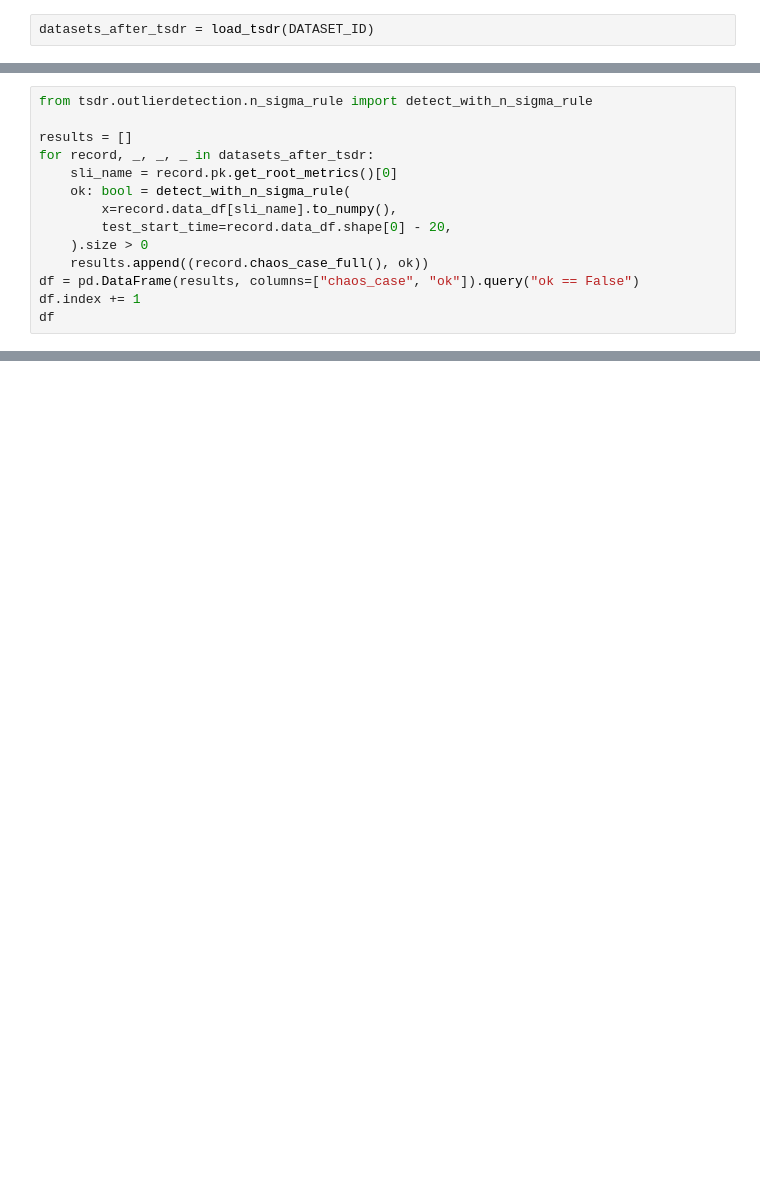
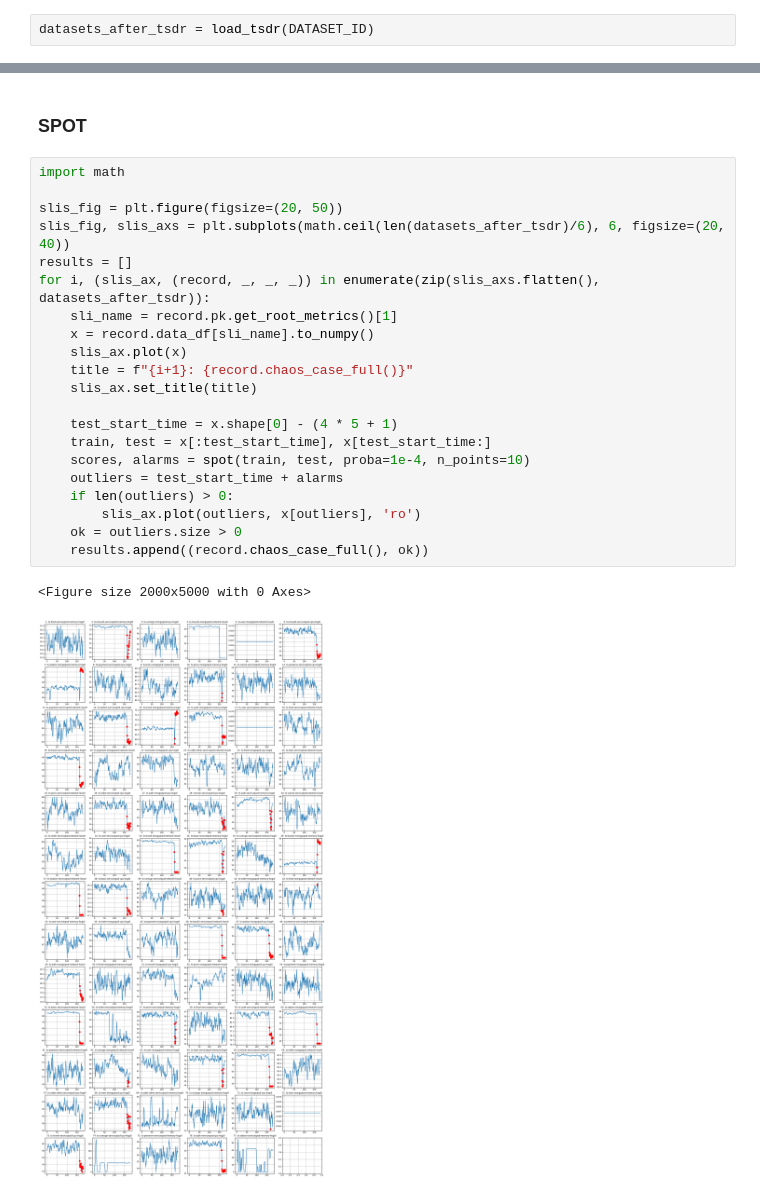
Before and after one commit to XuRepository/meltria-analyzer, a Jupyter notebook: notebooks/dataset/dataset_trainticket_5dsdm.ipynb, the cells around one changed output, grey strips where cells are left out. Saved outputs shown, nothing was run; the diff lists cells and outputs as text; blank space fills up the shorter version.

```diff
--- a/notebooks/dataset/dataset_trainticket_5dsdm.ipynb
+++ b/notebooks/dataset/dataset_trainticket_5dsdm.ipynb
@@ -86,14 +152,0 @@ for i, (slis_ax, (record, _, _, _)) in enumerate(zip(slis_axs.flatten(), dataset
-# %%
-from tsdr.outlierdetection.n_sigma_rule import detect_with_n_sigma_rule
-
-results = []
-for record, _, _, _ in datasets_after_tsdr:
-    sli_name = record.pk.get_root_metrics()[0]
-    ok: bool = detect_with_n_sigma_rule(
-        x=record.data_df[sli_name].to_numpy(),
-        test_start_time=record.data_df.shape[0] - 20,
-    ).size > 0
-    results.append((record.chaos_case_full(), ok))
-df = pd.DataFrame(results, columns=["chaos_case", "ok"]).query("ok == False")
-df.index += 1
-df
@@ -117,0 +176,26 @@ df
+# %% [markdown]
+### SPOT
+# %%
+import math
+
+slis_fig = plt.figure(figsize=(20, 50))
+slis_fig, slis_axs = plt.subplots(math.ceil(len(datasets_after_tsdr)/6), 6, figsize=(20, 40))
+results = []
+for i, (slis_ax, (record, _, _, _)) in enumerate(zip(slis_axs.flatten(), datasets_after_tsdr)):
+    sli_name = record.pk.get_root_metrics()[1]
+    x = record.data_df[sli_name].to_numpy()
+    slis_ax.plot(x)
+    title = f"{i+1}: {record.chaos_case_full()}"
+    slis_ax.set_title(title)
+
+    test_start_time = x.shape[0] - (4 * 5 + 1)
+    train, test = x[:test_start_time], x[test_start_time:]
+    scores, alarms = spot(train, test, proba=1e-4, n_points=10)
+    outliers = test_start_time + alarms
+    if len(outliers) > 0:
+        slis_ax.plot(outliers, x[outliers], 'ro')
+    ok = outliers.size > 0
+    results.append((record.chaos_case_full(), ok))
+# %% [output]
+<Figure size 2000x5000 with 0 Axes>
+[figure, added]
```
Also changed, not shown: parts of 10 cells of this notebook, 2 other files.
